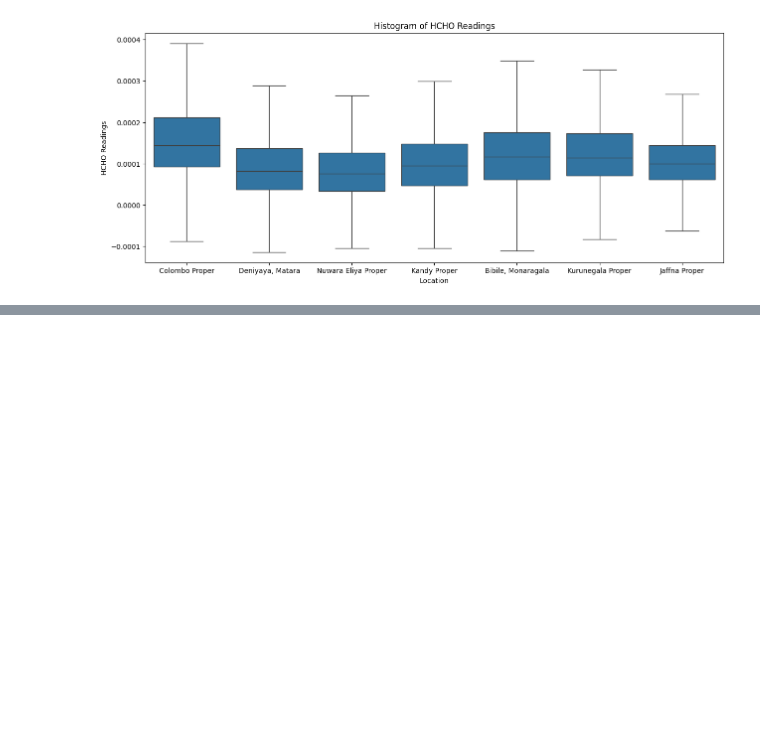
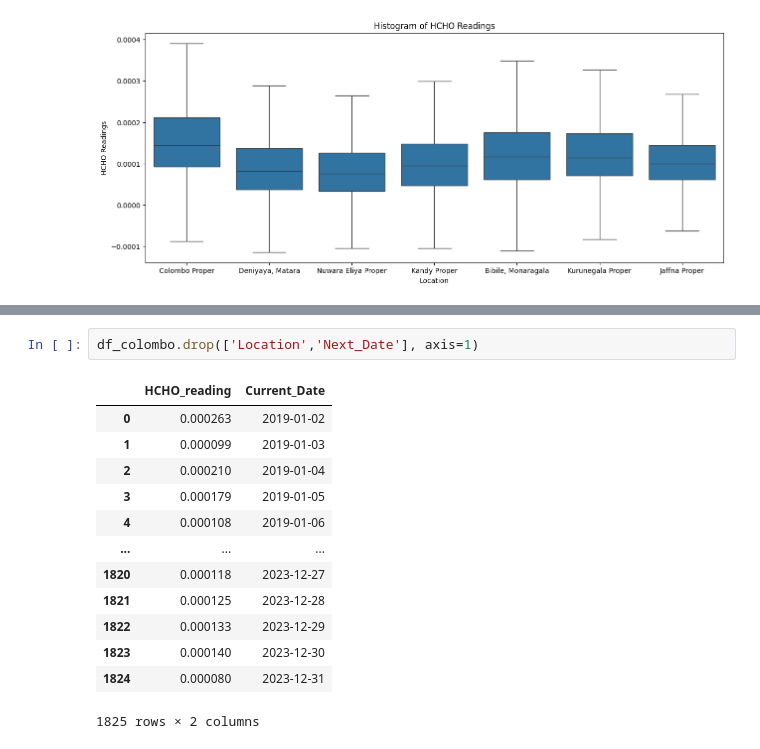
Before and after one commit to Lafri-13/Analysing-Tropospheric-Formaldehyde-HCHO-gas-in-Sri-Lanka, a Jupyter notebook: Analysis_HCHO.ipynb, the cells around one changed output, grey strips where cells are left out. Saved outputs shown, nothing was run; the diff lists cells and outputs as text; blank space fills up the shorter version.

```diff
--- a/Analysis_HCHO.ipynb
+++ b/Analysis_HCHO.ipynb
@@ -506,0 +565,16 @@ plt.show()
+# %%
+df_colombo.drop(['Location','Next_Date'], axis=1)
+# %% [output]
+|  | HCHO_reading | Current_Date |
+| 0 | 0.000263 | 2019-01-02 |
+| 1 | 0.000099 | 2019-01-03 |
+| 2 | 0.000210 | 2019-01-04 |
+| 3 | 0.000179 | 2019-01-05 |
+| 4 | 0.000108 | 2019-01-06 |
+| ... | ... | ... |
+| 1820 | 0.000118 | 2023-12-27 |
+| 1821 | 0.000125 | 2023-12-28 |
+| 1822 | 0.000133 | 2023-12-29 |
+| 1823 | 0.000140 | 2023-12-30 |
+| 1824 | 0.000080 | 2023-12-31 |
+1825 rows × 2 columns
```
Also changed, not shown: parts of 14 cells of this notebook.
